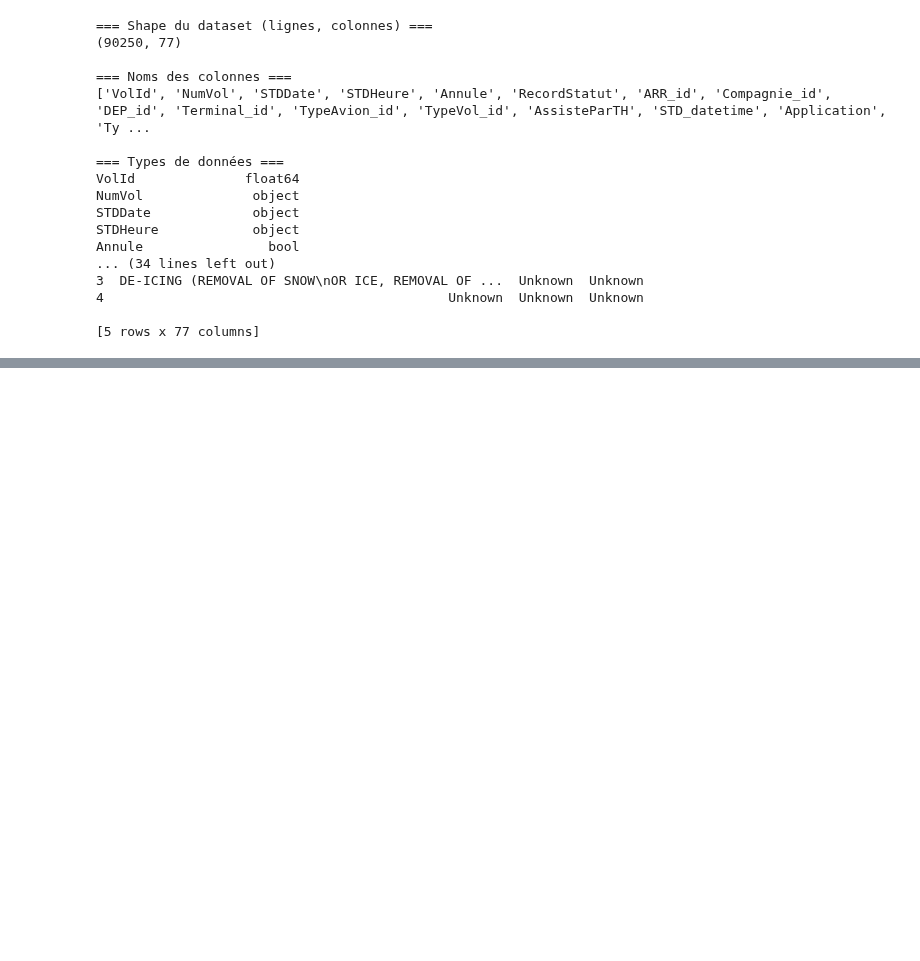
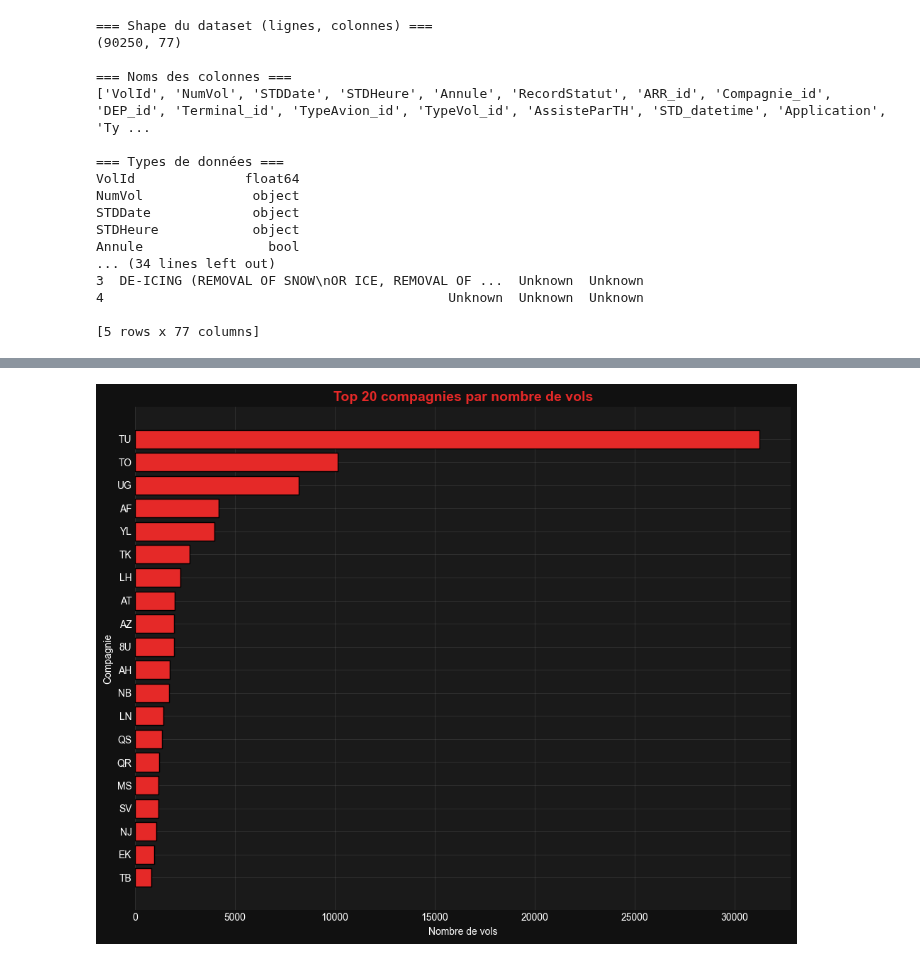
Before and after one commit to ZahraZellazi/DelayPrediction, a Jupyter notebook: kpi.ipynb, the cells around one changed output, grey strips where cells are left out. Drawn from its saved outputs; the diff is of its cells as text; code cells hidden in the pictures; blank space fills up the shorter version.

```diff
--- a/kpi.ipynb
+++ b/kpi.ipynb
@@ -107,0 +171,12 @@ plt.rcParams['axes.titlecolor'] = "#ff3333"
+# %%
+# -------------------------------------------------------------------------
+# Cell 5 - Top 20 compagnies par nombre de vols (bar horizontal)
+# -------------------------------------------------------------------------
+fig, ax = plt.subplots(figsize=(10,8))
+top = df['Compagnie_id'].value_counts().head(20)
+ax.barh(top.index[::-1], top.values[::-1], color=RED_HEX, edgecolor='black')
+style_ax(ax, title='Top 20 compagnies par nombre de vols', xlabel='Nombre de vols', ylabel='Compagnie')
+plt.tight_layout()
+plt.show()
+# %% [output]
+[figure, added]
```
Also changed, not shown: parts of 7 cells of this notebook.
